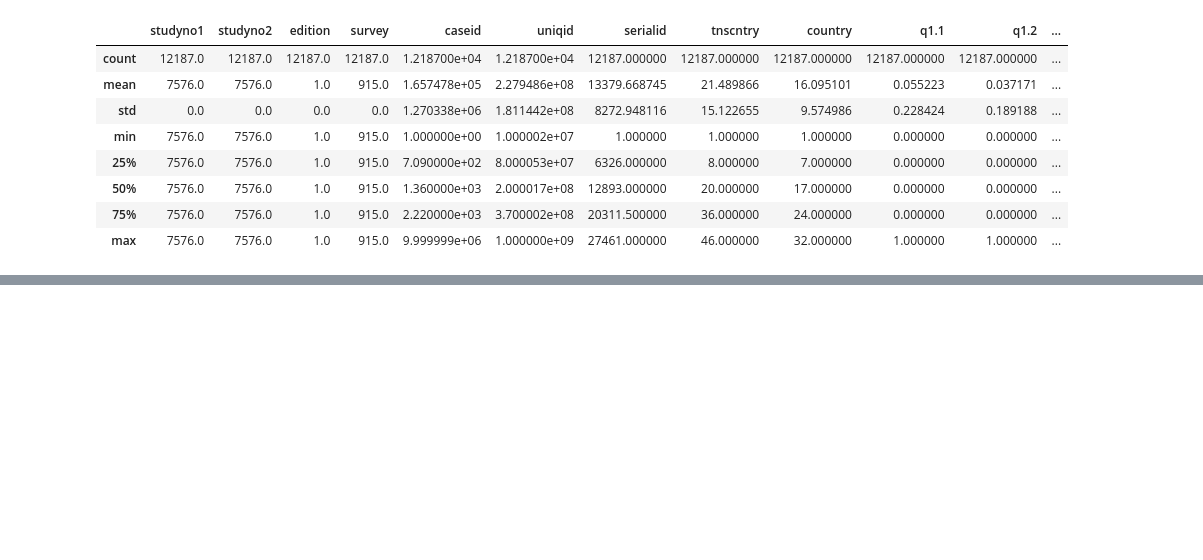
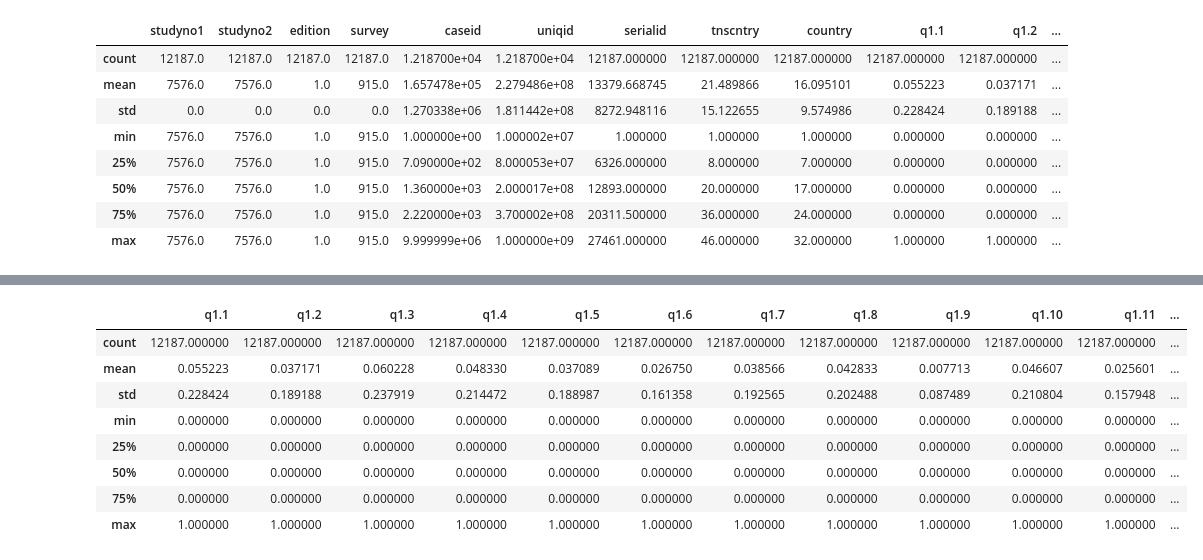
Before and after one commit to OskarKrafft/Machine-Learning-Project, a Jupyter notebook: Data_Cleaning.ipynb, the cells around one changed output, grey strips where cells are left out. Cells and saved outputs as stored; diff of their text form; code cells hidden in the pictures; blank space fills up the shorter version.

```diff
--- a/Data_Cleaning.ipynb
+++ b/Data_Cleaning.ipynb
@@ -443,3 +205,15 @@ eppes
 eppes_clean = eppes.drop(eppes.columns[0:12], axis = 1)
 
 eppes_clean.to_csv('eppes_clean.csv')
+# %%
+eppes_clean.describe()
+# %% [output]
+|  | q1.1 | q1.2 | q1.3 | q1.4 | q1.5 | q1.6 | q1.7 | q1.8 | q1.9 | q1.10 | q1.11 | ... |
+| count | 12187.000000 | 12187.000000 | 12187.000000 | 12187.000000 | 12187.000000 | 12187.000000 | 12187.000000 | 12187.000000 | 12187.000000 | 12187.000000 | 12187.000000 | ... |
+| mean | 0.055223 | 0.037171 | 0.060228 | 0.048330 | 0.037089 | 0.026750 | 0.038566 | 0.042833 | 0.007713 | 0.046607 | 0.025601 | ... |
+| std | 0.228424 | 0.189188 | 0.237919 | 0.214472 | 0.188987 | 0.161358 | 0.192565 | 0.202488 | 0.087489 | 0.210804 | 0.157948 | ... |
+| min | 0.000000 | 0.000000 | 0.000000 | 0.000000 | 0.000000 | 0.000000 | 0.000000 | 0.000000 | 0.000000 | 0.000000 | 0.000000 | ... |
+| 25% | 0.000000 | 0.000000 | 0.000000 | 0.000000 | 0.000000 | 0.000000 | 0.000000 | 0.000000 | 0.000000 | 0.000000 | 0.000000 | ... |
+| 50% | 0.000000 | 0.000000 | 0.000000 | 0.000000 | 0.000000 | 0.000000 | 0.000000 | 0.000000 | 0.000000 | 0.000000 | 0.000000 | ... |
+| 75% | 0.000000 | 0.000000 | 0.000000 | 0.000000 | 0.000000 | 0.000000 | 0.000000 | 0.000000 | 0.000000 | 0.000000 | 0.000000 | ... |
+| max | 1.000000 | 1.000000 | 1.000000 | 1.000000 | 1.000000 | 1.000000 | 1.000000 | 1.000000 | 1.000000 | 1.000000 | 1.000000 | ... |
```
Also changed, not shown: parts of 21 cells of this notebook, 4 other files.
